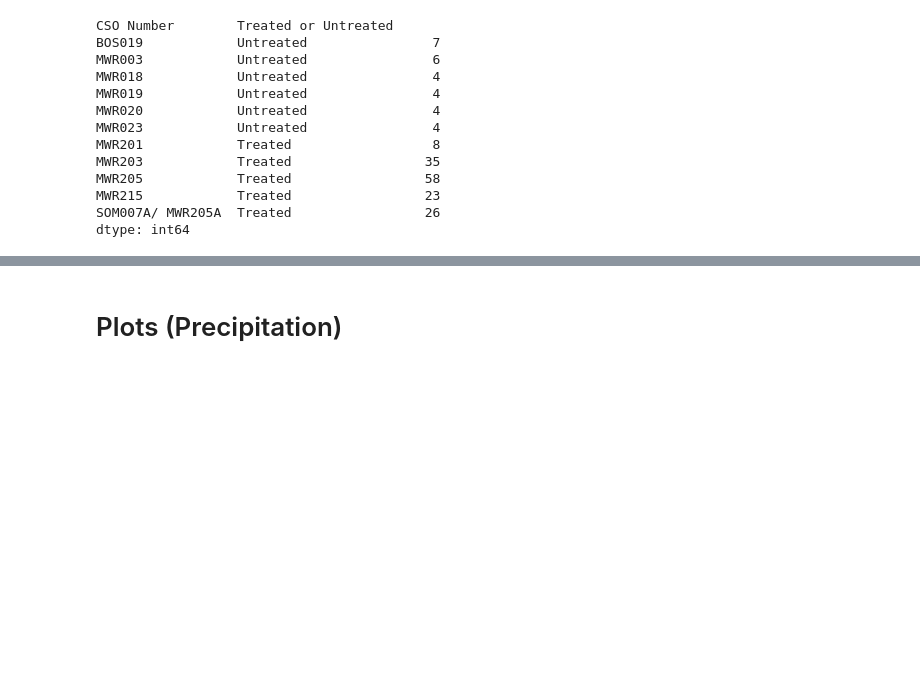
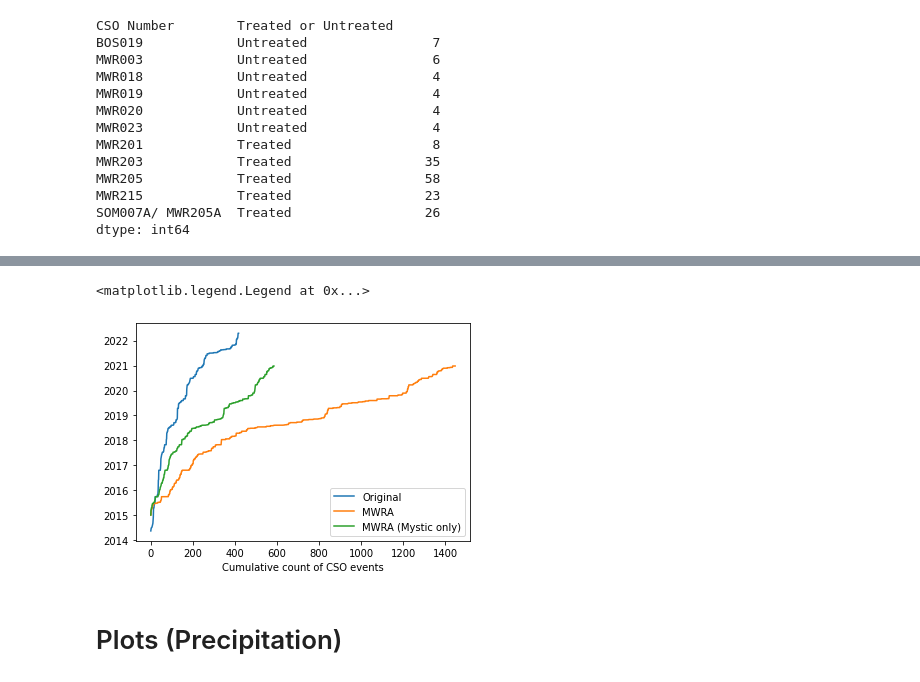
Before and after one commit to nesanders/mywra_precipitation_2022, a Jupyter notebook: 2022_05_24_MyRWA_29yr_Precipitation_Analysis.ipynb, the cells around one changed output, grey strips where cells are left out. Saved outputs shown, nothing was run; the diff lists cells and outputs as text; code cells hidden in the pictures; blank space fills up the shorter version.

Commit message:
Loading new MWRA data files

```diff
--- a/2022_05_24_MyRWA_29yr_Precipitation_Analysis.ipynb
+++ b/2022_05_24_MyRWA_29yr_Precipitation_Analysis.ipynb
@@ -20,6 +22,8 @@ from googleapiclient.http import MediaIoBaseDownload
 # %%
-PRECIP_DATA_FILE_URL = 'https://docs.google.com/spreadsheets/d/11SwiR7bbEyAH90Nw_yASIOPfEadsTY4-/edit?usp=sharing&ouid=101677718735234570704&rtpof=true&sd=true'
-CSO_DATA_FILE_URL = 'https://docs.google.com/spreadsheets/d/13l4W1ZsD5nYThL4-mph8JeYrhgYYrbGw/edit?usp=sharing&ouid=101677718735234570704&rtpof=true&sd=true'
+PRECIP_DATA_FILE_URL = 'https://docs.google.com/spreadsheets/d/14gZAM1uW3XvvkcJuwnJFTYhITuYL87iu/edit?usp=drive_web&ouid=101677718735234570704&rtpof=true'
+CSO_DATA_FILE_URL = 'https://docs.google.com/spreadsheets/d/18y3Tl1ehAW4tflJ7tqw0pI0V7M5u6ILj/edit?usp=drive_web&ouid=101677718735234570704&rtpof=true'
+
+MWRA_CSO_DATA_FILE_URL = 'https://docs.google.com/spreadsheets/d/1rHgjIaMvhCSDDRaYLBkthAI64x1NEprE/edit?usp=drive_web&ouid=101677718735234570704&rtpof=true'
 # %%
 def read_excel_from_google_drive(url: str, **kwargs) -> pd.DataFrame:
     """If given a Google drive share link for an Excel file, construct a file
@@ -80,4 +85,30 @@ Follows the example here https://stackoverflow.com/a/56611995
 precip_data_df = read_excel_from_google_drive(PRECIP_DATA_FILE_URL)
 # %%
 cso_data_df = read_excel_from_google_drive(CSO_DATA_FILE_URL)
+# %%
+# This data frile from MWRA contains CSO activations in the Mystic and Charles.
+# We subset it to the Mystic events after loading.
+mwra_cso_data_df = read_excel_from_google_drive(
+    MWRA_CSO_DATA_FILE_URL,
+    sheet_name='2015-2020_CSO_activations',
+    skiprows=1)
+
+# See Table 1 of this document for watershed identifications
+# https://www.mass.gov/doc/massachusetts-water-resources-authority-combined-sewer-overflow-control-plan-cso-post/download
+# These CSOs have data present, but are not in the Mystic
+# > 'BOS003', 'BOS004', 'BOS009', 'BOS010', 'BOS012', 'BOS019', 'BOS046',
+# > 'BOS057', 'BOS060', 'BOS062', 'BOS064', 'BOS065', 'BOS068', 'BOS070/DBC',
+# > 'BOS070/RCC', 'BOS073', 'BOS076', 'BOS078', 'BOS079', 'BOS080', 'CAM005',
+# > 'CAM007', 'CAM017', 'MWR018', 'MWR019', 'MWR020', 'MWR023', 'MWR201',
+# > 'MWR203',  'MWR215'
+ALEWIFE_OUTFALL_IDS = ['CAM001', 'CAM002', 'CAM004', 'MWR003', 'CAM400',
+                       'CAM401A','CAM401B', 'SOM001', 'SOM001A', 'SOM002A',
+                       'SOM003', 'SOM004']
+UPPER_MYSTIC_OUTFALL_IDS = ['SOM007A/MWR205A', 'SOM007']
+MYSTIC_CHELSEA_OUTFALL_IDS = ['MWR205', 'BOS013', 'BOS014', 'BOS015', 'BOS017',
+                              'CHE002', 'CHE003', 'CHE004', 'CHE008']
+MYSTIC_OUTFALL_IDS = ALEWIFE_OUTFALL_IDS + UPPER_MYSTIC_OUTFALL_IDS + \
+    MYSTIC_CHELSEA_OUTFALL_IDS
+mwra_cso_data_df_mystic = mwra_cso_data_df[mwra_cso_data_df['CSO_ID']\
+    .isin(MYSTIC_OUTFALL_IDS)]
 # %% [markdown]
@@ -197,3 +246,17 @@ dtype: int64
+# %%
+# Compare date distribution of this data table to the previous CSO data table
+plt.figure()
+cso_data_df.loc[:, 'Discharge Date'].sort_values()\
+    .reset_index(drop=True).plot(label='Original')
+mwra_cso_data_df.loc[:, 'CSO_DISCHARGE_START'].sort_values()\
+    .reset_index(drop=True).plot(label='MWRA')
+mwra_cso_data_df_mystic.loc[:, 'CSO_DISCHARGE_START'].sort_values()\
+    .reset_index(drop=True).plot(label='MWRA (Mystic only)')
+plt.xlabel('Cumulative count of CSO events')
+plt.legend()
+# %% [output]
+<matplotlib.legend.Legend at 0x...>
+[figure, added]
 # %% [markdown]
 # Plots (Precipitation)
 # %% [markdown]
```
Also changed, not shown: parts of 12 cells of this notebook.
